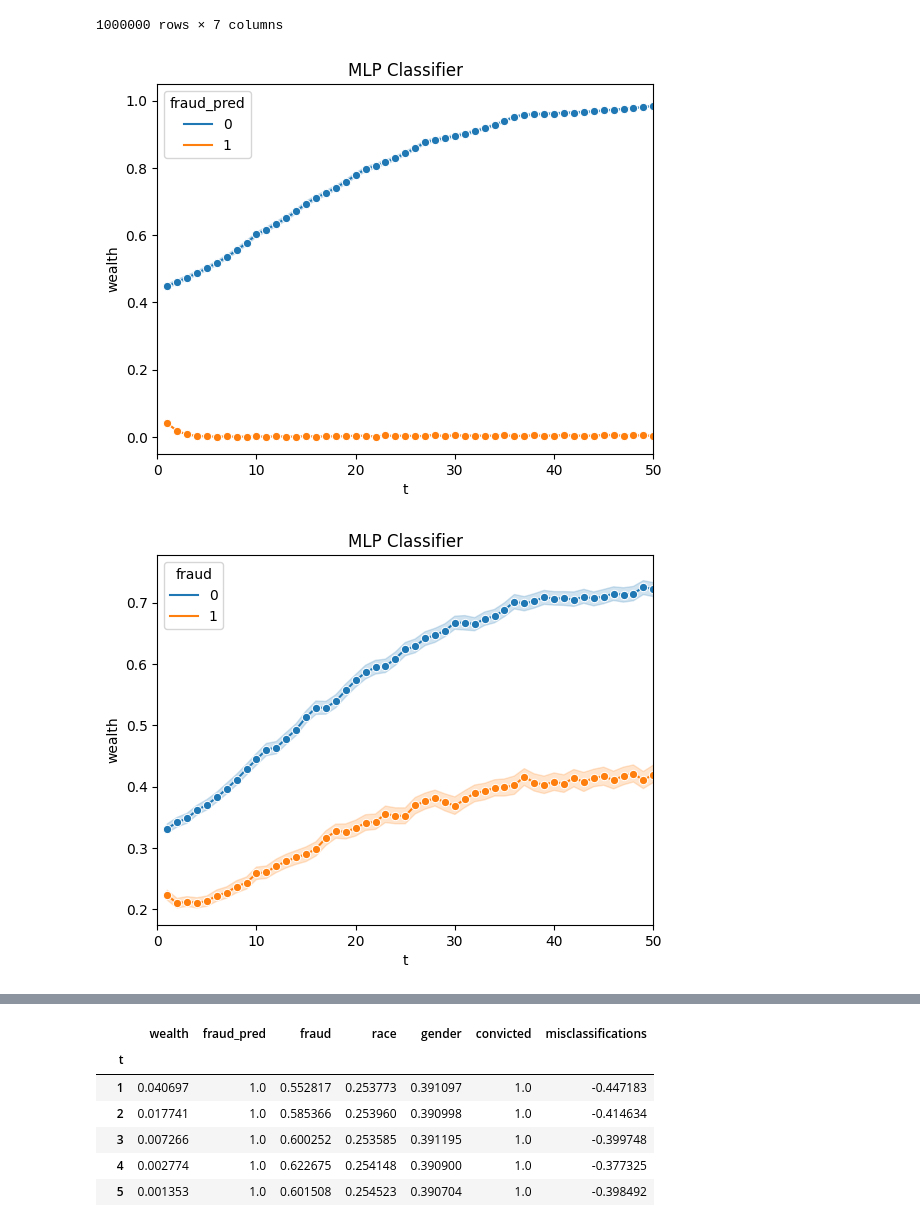
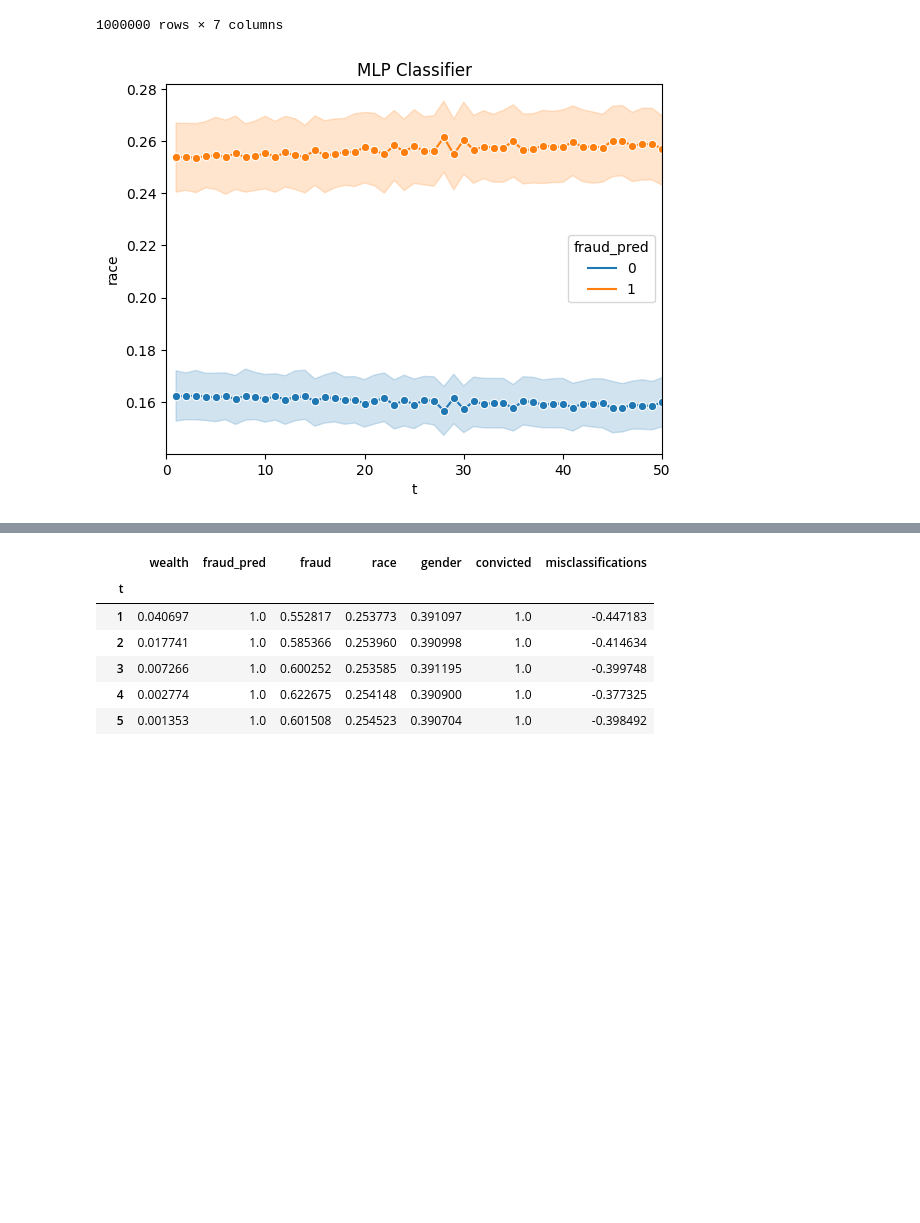
Before and after one commit to Le-Ty/abm_dm_impact, a Jupyter notebook: basic/notebooks/expi_fraud_clf.ipynb, the cells around one changed output, grey strips where cells are left out. Drawn from its saved outputs; the diff is of its cells as text; code cells hidden in the pictures; blank space fills up the shorter version.

```diff
--- a/basic/notebooks/expi_fraud_clf.ipynb
+++ b/basic/notebooks/expi_fraud_clf.ipynb
@@ -185,34 +185,36 @@ def viz(data, x, y, hue, title = None):
 
     plt.show()
 # %%
-viz(df_baseline, df_baseline.index.get_level_values('t'), df_baseline['wealth'], df_baseline['fraud_pred'], title= 'MLP Classifier') #, df_baseline['convicted'])
+# viz(df_baseline, df_baseline.index.get_level_values('t'), df_baseline['wealth'], df_baseline['fraud_pred'], title= 'MLP Classifier') #, df_baseline['convicted'])
 
-viz(df_baseline, df_baseline.index.get_level_values('t'), df_baseline['wealth'], df_baseline['fraud'], title = 'MLP Classifier') #, df_baseline['convicted'])
+# viz(df_baseline, df_baseline.index.get_level_values('t'), df_baseline['wealth'], df_baseline['fraud'], title = 'MLP Classifier') #, df_baseline['convicted'])
 
-viz(df_baseline, df_baseline.index.get_level_values('t'), df_baseline['wealth'], abs(df_baseline['misclassifications']), title= 'Misclassification of MLP') #, df_baseline['convicted'])
+viz(df_baseline, df_baseline.index.get_level_values('t'), df_baseline['race'], df_baseline['fraud_pred'], title = 'MLP Classifier') #, df_baseline['convicted'])
 
-viz2(df_baseline, df_baseline.index.get_level_values('t'), df_baseline['wealth'])
-viz2(df_baseline, df_baseline.index.get_level_values('t'), df_baseline['fraud'])
-viz2(df_baseline, df_baseline.index.get_level_values('t'), df_baseline['fraud_pred'])
+
+# viz(df_baseline, df_baseline.index.get_level_values('t'), df_baseline['wealth'], abs(df_baseline['misclassifications']), title= 'Misclassification of MLP') #, df_baseline['convicted'])
+
+# viz2(df_baseline, df_baseline.index.get_level_values('t'), df_baseline['wealth'])
+# viz2(df_baseline, df_baseline.index.get_level_values('t'), df_baseline['fraud'])
+# viz2(df_baseline, df_baseline.index.get_level_values('t'), df_baseline['fraud_pred'])
 
 
 
 
 
 # fig, ax = plt.subplots()
 
 # sns.violinplot(ax = ax,
 #                 data = df_baseline,
 #                 x = df_baseline.index.get_level_values('t'),
 #                 y = df_baseline['wealth'], cut = True)
 
 # # plt.ylim(0,0.2)
 # plt.xlim(30, 60)
 # # plt.title(title)
 
 # plt.show()
 
 # viz(df_baseline, df_baseline.index.get_level_values('t'), abs(df_baseline['fraud'] - df_baseline['fraud_pred']), df_baseline['race'])#, df_baseline['fraud'])
 # %% [output]
-[figure, old version]
+[figure, new version]
-[figure, removed]
```
Also changed, not shown: parts of 5 cells of this notebook.
